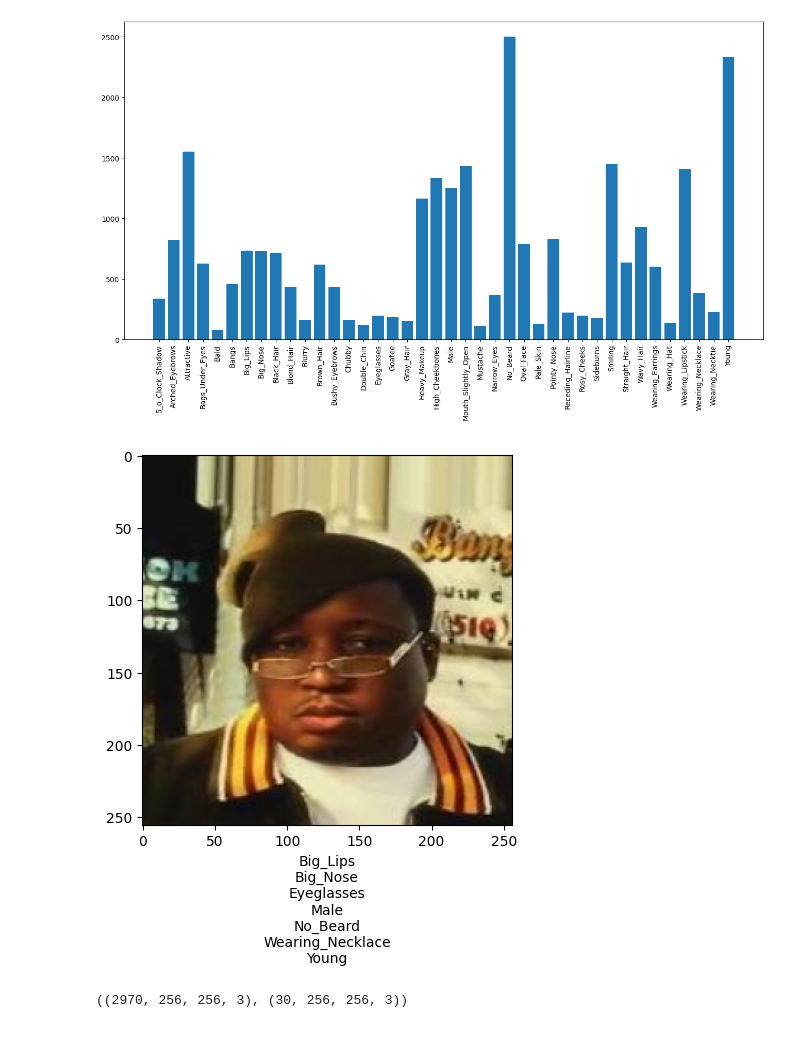
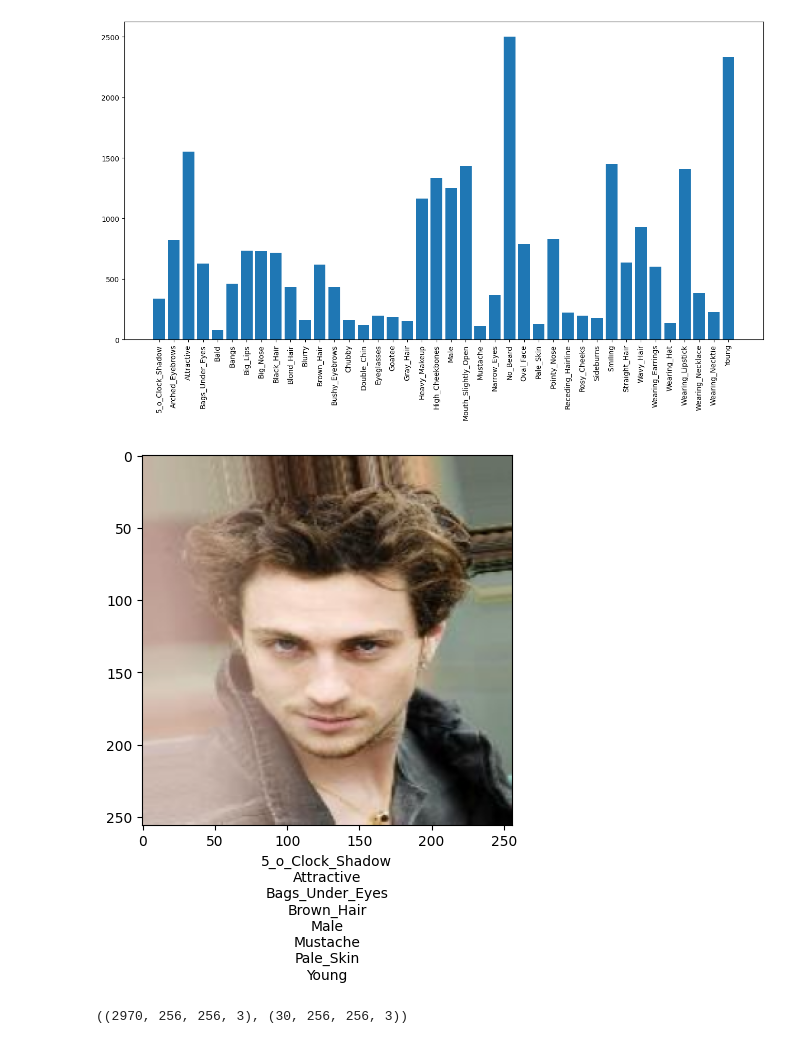
Before and after one commit to AlexandreLecl/Autoencoder-img-to-sketch, a Jupyter notebook: photo-sketch.ipynb, the cells around one changed output. Drawn from its saved outputs; the diff is of its cells as text; code cells hidden in the pictures.

```diff
--- a/photo-sketch.ipynb
+++ b/photo-sketch.ipynb
@@ -120,9 +115,9 @@ def imshow(images,attr,idx:int):
     plt.xlabel("\n".join(labels))
     plt.show()
 # %%
-imshow(img_array,attr_array,481)
+imshow(img_array,attr_array,480)
 # %% [output]
-[figure, old version]
+[figure, new version]
 # %%
 test_ratio=0.01
 len_train=int((1-test_ratio)*len_array)
```
Also changed, not shown: parts of 23 cells of this notebook, 1 other file.
